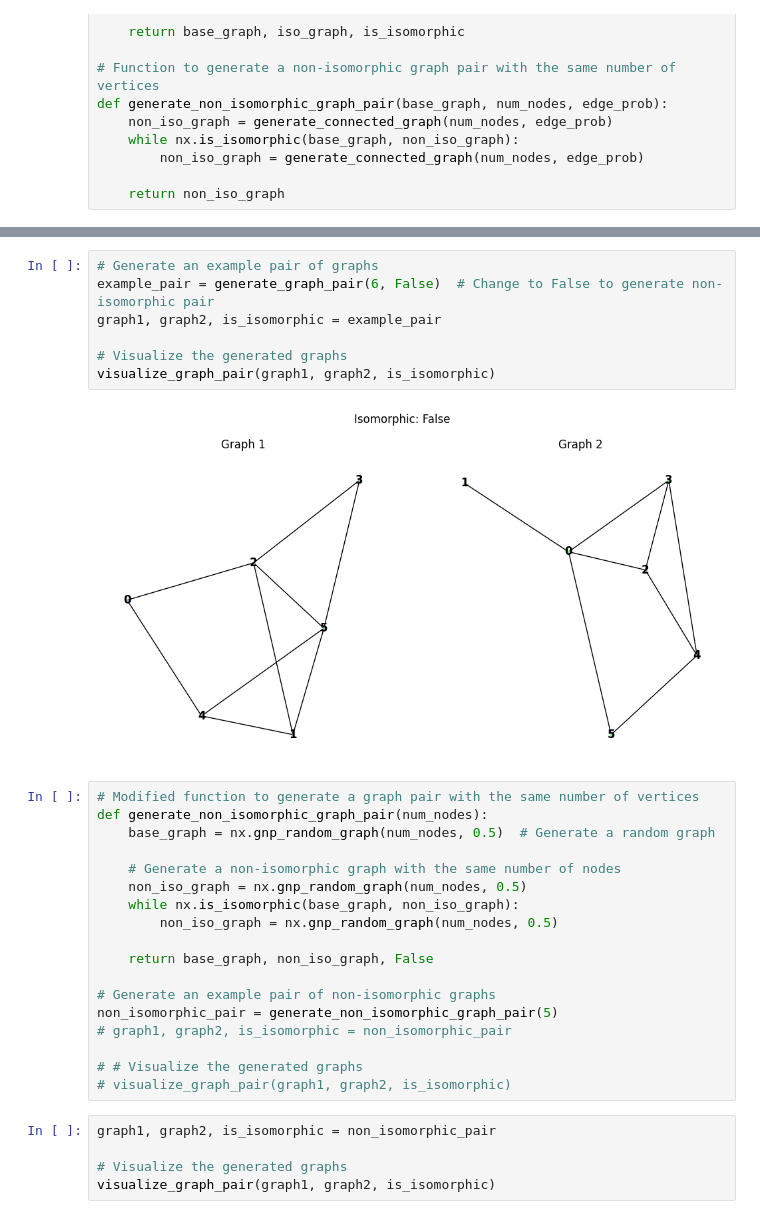
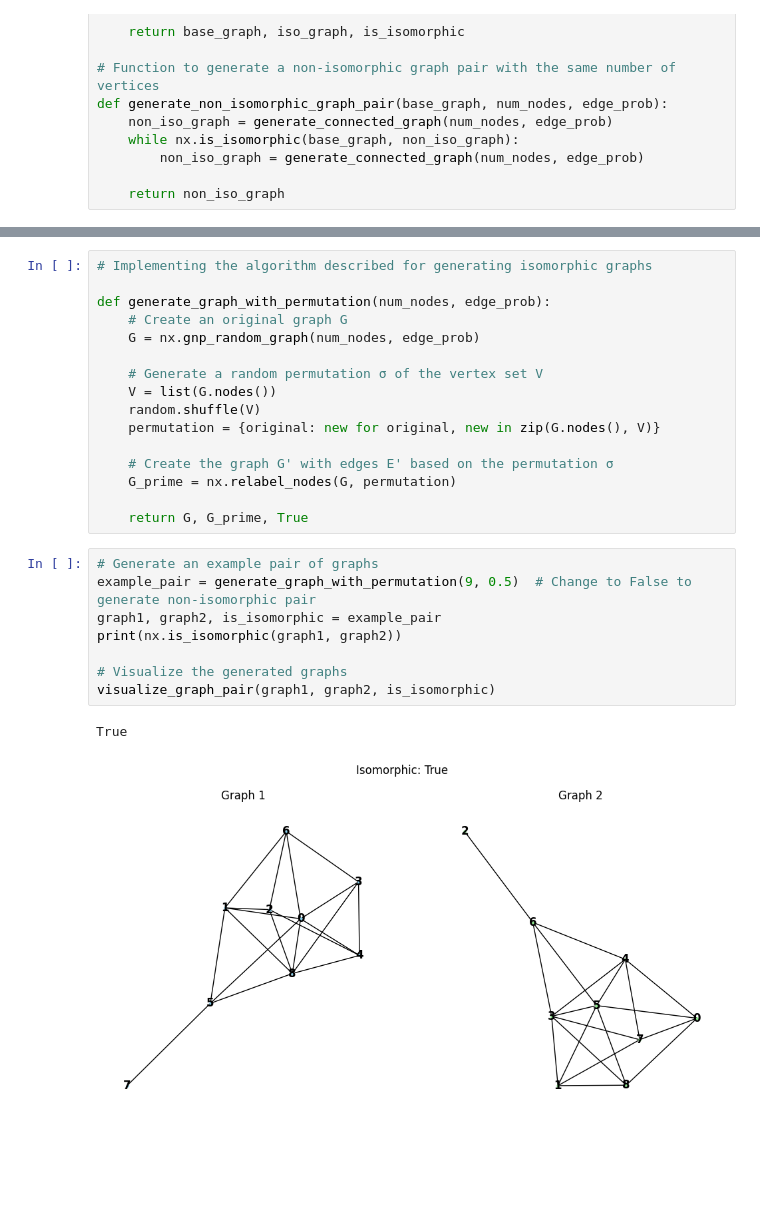
Before and after one commit to cthulhu369/ML-NYU, a Jupyter notebook: graph_iso/box1.ipynb, the cells around one changed output, grey strips where cells are left out. Saved outputs shown, nothing was run; the diff lists cells and outputs as text; blank space fills up the shorter version.

Commit message:
connected isomorphic graphs only

```diff
--- a/graph_iso/box1.ipynb
+++ b/graph_iso/box1.ipynb
@@ -98,32 +100,27 @@ visualize_graph_pair(graph1, graph2, is_isomorphic)
+# %%
+# Implementing the algorithm described for generating isomorphic graphs
+
+def generate_graph_with_permutation(num_nodes, edge_prob):
+    # Create an original graph G
+    G = nx.gnp_random_graph(num_nodes, edge_prob)
+
+    # Generate a random permutation σ of the vertex set V
+    V = list(G.nodes())
+    random.shuffle(V)
+    permutation = {original: new for original, new in zip(G.nodes(), V)}
+
+    # Create the graph G' with edges E' based on the permutation σ
+    G_prime = nx.relabel_nodes(G, permutation)
+
+    return G, G_prime, True
 # %%
 # Generate an example pair of graphs
-example_pair = generate_graph_pair(6, False)  # Change to False to generate non-isomorphic pair
+example_pair = generate_graph_with_permutation(9, 0.5)  # Change to False to generate non-isomorphic pair
 graph1, graph2, is_isomorphic = example_pair
+print(nx.is_isomorphic(graph1, graph2))
 
 # Visualize the generated graphs
 visualize_graph_pair(graph1, graph2, is_isomorphic)
 # %% [output]
+True
-[figure, old version]
+[figure, new version]
-# %%
-# Modified function to generate a graph pair with the same number of vertices
-def generate_non_isomorphic_graph_pair(num_nodes):
-    base_graph = nx.gnp_random_graph(num_nodes, 0.5)  # Generate a random graph
-
-    # Generate a non-isomorphic graph with the same number of nodes
-    non_iso_graph = nx.gnp_random_graph(num_nodes, 0.5)
-    while nx.is_isomorphic(base_graph, non_iso_graph):
-        non_iso_graph = nx.gnp_random_graph(num_nodes, 0.5)
-
-    return base_graph, non_iso_graph, False
-
-# Generate an example pair of non-isomorphic graphs
-non_isomorphic_pair = generate_non_isomorphic_graph_pair(5)
-# graph1, graph2, is_isomorphic = non_isomorphic_pair
-
-# # Visualize the generated graphs
-# visualize_graph_pair(graph1, graph2, is_isomorphic)
-# %%
-graph1, graph2, is_isomorphic = non_isomorphic_pair
-
-# Visualize the generated graphs
-visualize_graph_pair(graph1, graph2, is_isomorphic)
```
Also changed, not shown: parts of 3 cells of this notebook.
